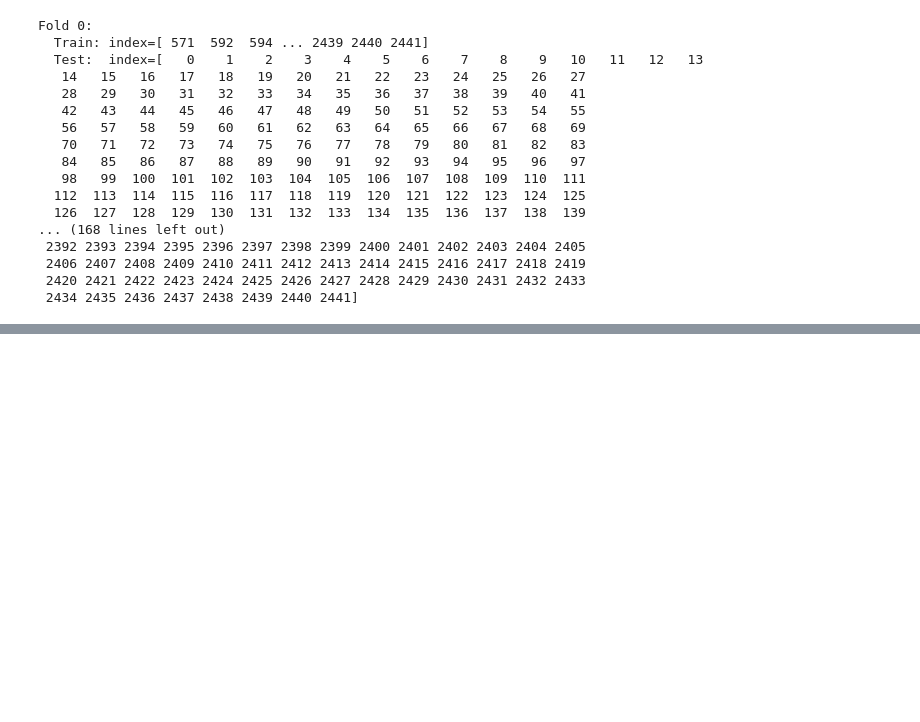
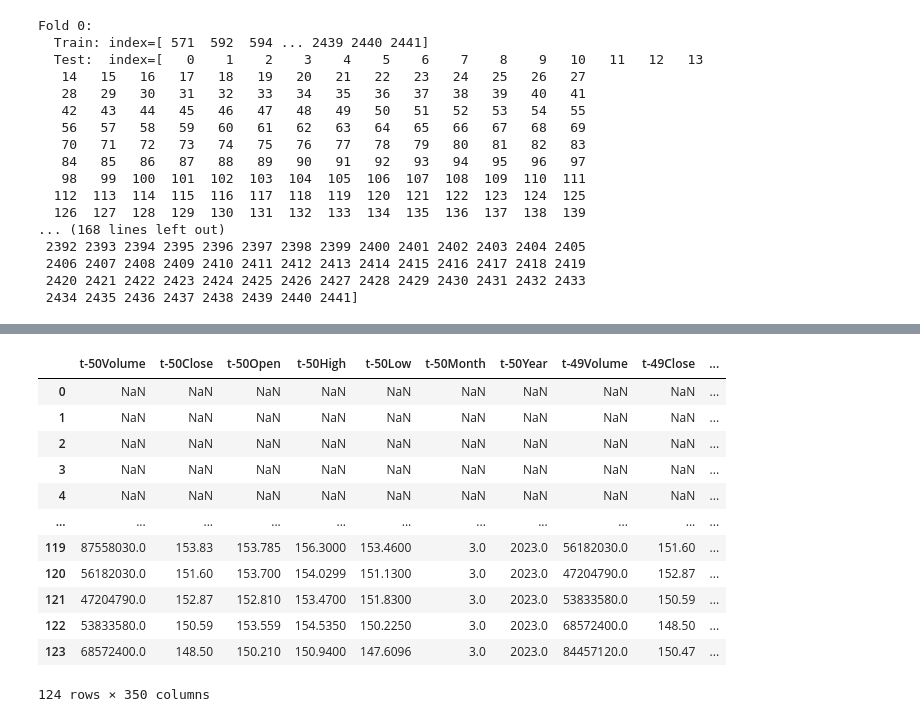
Before and after one commit to PhillipFeldman/StocksAI, a Jupyter notebook: Improve_Model1.ipynb, the cells around one changed output, grey strips where cells are left out. Cells and saved outputs as stored; diff of their text form; code cells hidden in the pictures; blank space fills up the shorter version.

```diff
--- a/Improve_Model1.ipynb
+++ b/Improve_Model1.ipynb
@@ -14,3 +14,4 @@ path2 = "./data/2/"
 path3 = "./data/3/"
 path4 = "./data/4/"
 path5 = "./data/5/"
+path6 = "./data/UpToDate/"
@@ -17,3 +58,15 @@ path5 = "./data/5/"
+# %%
+def fix_shift(apple2,KP,KF,updated=False):
+    #KP = 50
+    #changing KP and KF from 10 to 30 causes accuracy to drop...Why? Possibly because there are now more classes for y
+    #KF = 25
+
+    names = ['Volume','Close','Open','High','Low','Month','Year']
+    cases = pd.DataFrame(apple2.values)
+    cases
+    df = pd.concat([cases.shift(i) for i in range(KP-int(updated),-KF-1,-1)],axis=1)
+    df.columns = ['t-'+str(i+int(updated))+x for i in range(KP-int(updated),-KF-1,-1) for x in names]
+    return df
 # %%
 apple = pd.read_csv(path5+"aapl_historical.csv")
 
@@ -404,0 +477,3 @@ array([0.10224949, 0.10633947, 0.02663934, 0.18442623, 0.2397541 ])
+# %%
+uptodate = pd.read_csv(path6+"apple.csv")
+uptodate
@@ -404,0 +494,5 @@ array([0.10224949, 0.10633947, 0.02663934, 0.18442623, 0.2397541 ])
+# %%
+u2 = uptodate.copy(deep=True)
+fix_dollars(u2)
+u2 = u2.loc[::-1].reset_index(drop=True)
+u2
@@ -404,0 +531,18 @@ array([0.10224949, 0.10633947, 0.02663934, 0.18442623, 0.2397541 ])
+# %%
+
+dfu = fix_shift(u2,50,0,updated=True)
+dfu
+# %% [output]
+|  | t-50Volume | t-50Close | t-50Open | t-50High | t-50Low | t-50Month | t-50Year | t-49Volume | t-49Close | ... |
+| 0 | NaN | NaN | NaN | NaN | NaN | NaN | NaN | NaN | NaN | ... |
+| 1 | NaN | NaN | NaN | NaN | NaN | NaN | NaN | NaN | NaN | ... |
+| 2 | NaN | NaN | NaN | NaN | NaN | NaN | NaN | NaN | NaN | ... |
+| 3 | NaN | NaN | NaN | NaN | NaN | NaN | NaN | NaN | NaN | ... |
+| 4 | NaN | NaN | NaN | NaN | NaN | NaN | NaN | NaN | NaN | ... |
+| ... | ... | ... | ... | ... | ... | ... | ... | ... | ... | ... |
+| 119 | 87558030.0 | 153.83 | 153.785 | 156.3000 | 153.4600 | 3.0 | 2023.0 | 56182030.0 | 151.60 | ... |
+| 120 | 56182030.0 | 151.60 | 153.700 | 154.0299 | 151.1300 | 3.0 | 2023.0 | 47204790.0 | 152.87 | ... |
+| 121 | 47204790.0 | 152.87 | 152.810 | 153.4700 | 151.8300 | 3.0 | 2023.0 | 53833580.0 | 150.59 | ... |
+| 122 | 53833580.0 | 150.59 | 153.559 | 154.5350 | 150.2250 | 3.0 | 2023.0 | 68572400.0 | 148.50 | ... |
+| 123 | 68572400.0 | 148.50 | 150.210 | 150.9400 | 147.6096 | 3.0 | 2023.0 | 84457120.0 | 150.47 | ... |
+124 rows × 350 columns
```
Also changed, not shown: parts of 25 cells of this notebook.
